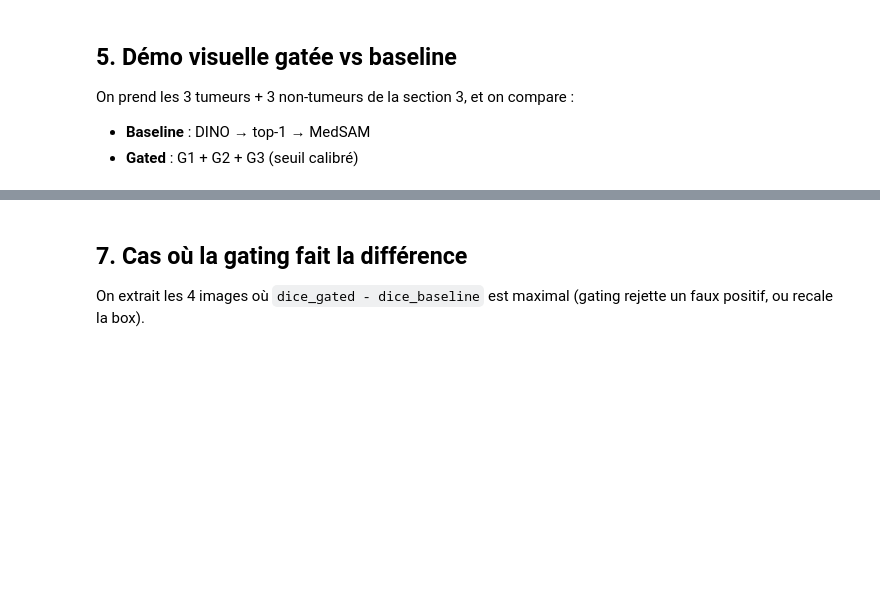
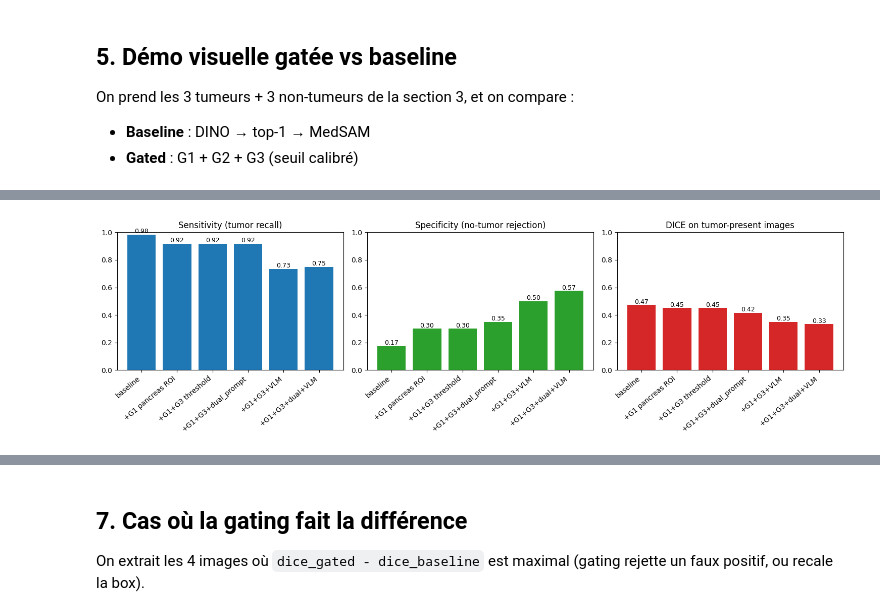
Before and after one commit to Azcatchi17/INF8225_Projet, a Jupyter notebook: colab/improved_pipeline.ipynb, the cells around one changed output, grey strips where cells are left out. Cells and saved outputs as stored; diff of their text form; code cells hidden in the pictures; blank space fills up the shorter version.

```diff
--- a/colab/improved_pipeline.ipynb
+++ b/colab/improved_pipeline.ipynb
@@ -280,22 +500,25 @@ summary_df
 # %%
-# Metric comparison bars
-fig, axes = plt.subplots(1, 3, figsize=(15, 4))
+# Metric comparison bars — dynamique, supporte n configs
+fig, axes = plt.subplots(1, 3, figsize=(max(15, 2.5 * len(summary_df)), 4.5))
 
 x = np.arange(len(summary_df))
+rot = 25 if len(summary_df) <= 5 else 40
 axes[0].bar(x, summary_df['sensitivity'], color='tab:blue')
 axes[0].set_ylim(0, 1); axes[0].set_title('Sensitivity (tumor recall)')
-axes[0].set_xticks(x); axes[0].set_xticklabels(summary_df['config'], rotation=15)
+axes[0].set_xticks(x); axes[0].set_xticklabels(summary_df['config'], rotation=rot, ha='right')
 
 axes[1].bar(x, summary_df['specificity'], color='tab:green')
 axes[1].set_ylim(0, 1); axes[1].set_title('Specificity (no-tumor rejection)')
-axes[1].set_xticks(x); axes[1].set_xticklabels(summary_df['config'], rotation=15)
+axes[1].set_xticks(x); axes[1].set_xticklabels(summary_df['config'], rotation=rot, ha='right')
 
 axes[2].bar(x, summary_df['dice_tumor_present_mean'], color='tab:red')
 axes[2].set_ylim(0, 1); axes[2].set_title('DICE on tumor-present images')
-axes[2].set_xticks(x); axes[2].set_xticklabels(summary_df['config'], rotation=15)
+axes[2].set_xticks(x); axes[2].set_xticklabels(summary_df['config'], rotation=rot, ha='right')
 
 for ax, col in zip(axes, ['sensitivity', 'specificity', 'dice_tumor_present_mean']):
     for xi, v in enumerate(summary_df[col]):
         ax.text(xi, v + 0.01, f'{v:.2f}', ha='center', fontsize=9)
 plt.tight_layout(); plt.show()
+# %% [output]
+[figure, added]
 # %%
```
Also changed, not shown: parts of 14 cells of this notebook.
